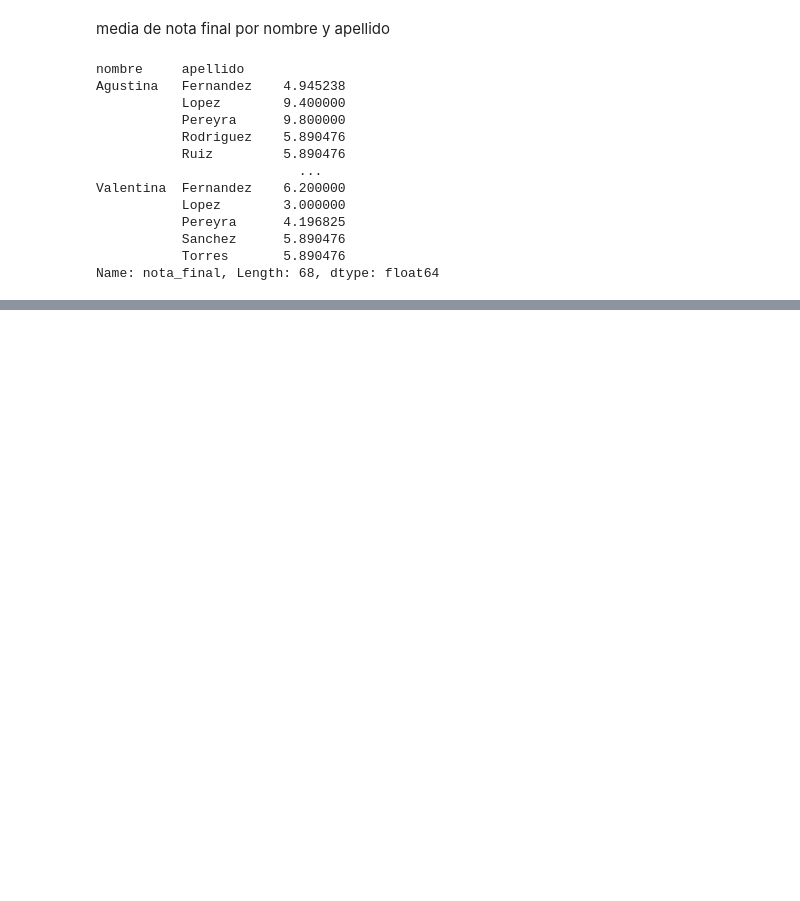
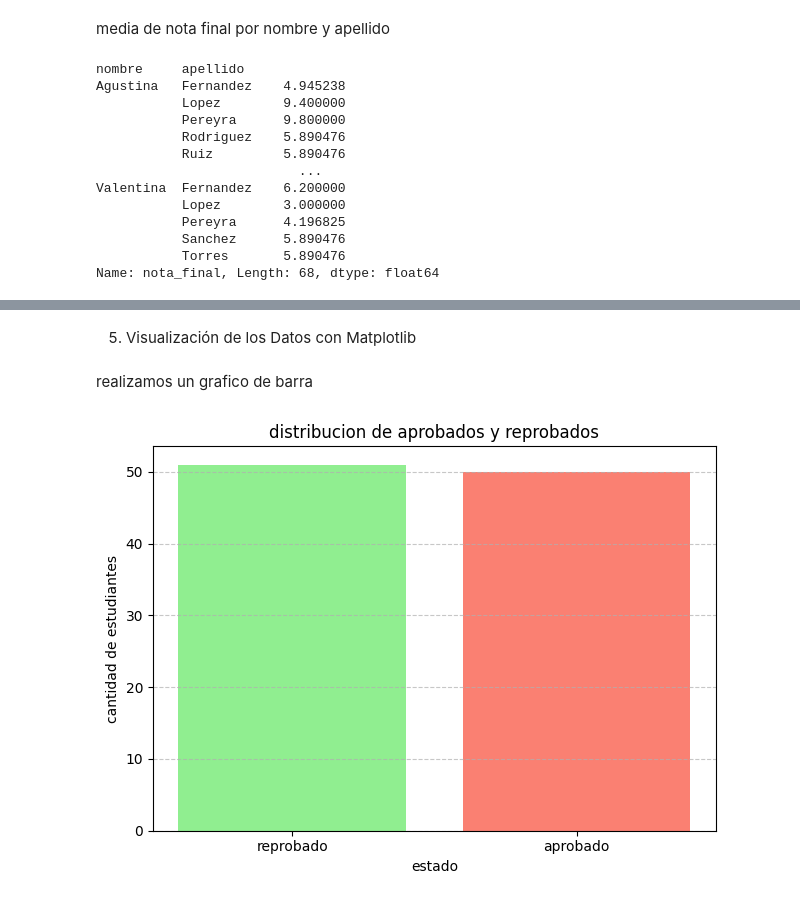
Before and after one commit to mirko2d/parcial1_tlp3_Mirko_acosta, a Jupyter notebook: parcial.ipynb, the cells around one changed output, grey strips where cells are left out. Drawn from its saved outputs; the diff is of its cells as text; code cells hidden in the pictures; blank space fills up the shorter version.

```diff
--- a/parcial.ipynb
+++ b/parcial.ipynb
@@ -234,0 +230,3 @@ Name: nota_final, Length: 68, dtype: float64
+# %%
+df['aprobado']=df['aprobado'].str.lower().str.strip()
+df.head()
@@ -234,0 +240,6 @@ Name: nota_final, Length: 68, dtype: float64
+# %%
+df['aprobado']=df['aprobado'].replace({
+"sí":"aprobado",
+"si" : "aprobado",
+"no":"reprobado"
+})
@@ -234,0 +255,2 @@ Name: nota_final, Length: 68, dtype: float64
+# %% [markdown]
+5. Visualización de los Datos con Matplotlib
@@ -234,0 +259,15 @@ Name: nota_final, Length: 68, dtype: float64
+# %% [markdown]
+realizamos un grafico de barra
+# %%
+conteo_aprobados=df['aprobado'].value_counts()
+
+plt.Figure(figsize=(6,4))
+plt.bar(conteo_aprobados.index, conteo_aprobados.values, color=['lightgreen', 'salmon'])
+plt.title('distribucion de aprobados y reprobados')
+plt.xlabel('estado')
+plt.ylabel('cantidad de estudiantes')
+plt.grid(axis='y', linestyle='--',alpha=0.7)
+plt.tight_layout()
+plt.show()
+# %% [output]
+[figure, added]
```
Also changed, not shown: parts of 5 cells of this notebook.
